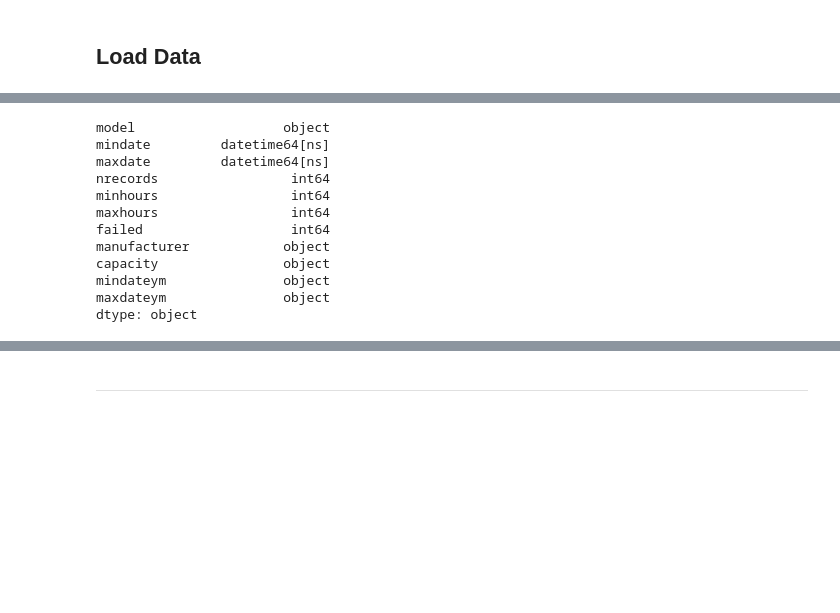
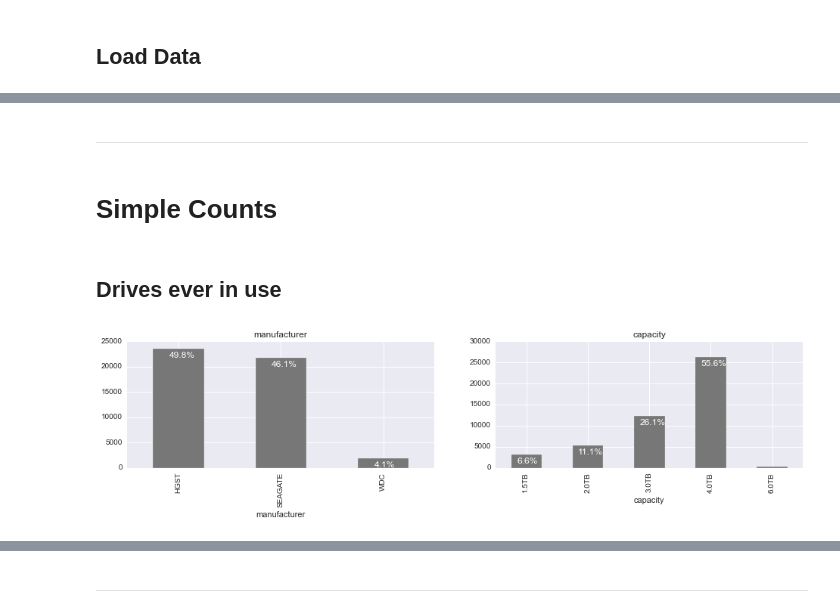
Before and after one commit to vnnw/appliedai_survivalhdd, a Jupyter notebook: 02_InitialAnalyses.ipynb, the cells around one changed output, grey strips where cells are left out. Saved outputs shown, nothing was run; the diff lists cells and outputs as text; code cells hidden in the pictures; blank space fills up the shorter version.

```diff
--- a/02_InitialAnalyses.ipynb
+++ b/02_InitialAnalyses.ipynb
@@ -63,18 +74,19 @@ df.head()
 | 5XW008MX | ST31500541AS | 2013-04-10 | 2014-12-31 | 574 | 29341 | 44471 | 0 | SEAGATE | 1.5TB | 201304 | ... |
 | 5XW00B95 | ST31500541AS | 2013-04-10 | 2014-12-31 | 574 | 26920 | 42049 | 0 | SEAGATE | 1.5TB | 201304 | ... |
 | 5XW00E5M | ST32000542AS | 2013-05-16 | 2014-07-31 | 386 | 22036 | 32614 | 0 | SEAGATE | 2.0TB | 201305 | ... |
-# %%
-df.dtypes
-# %% [output]
-model                   object
-mindate         datetime64[ns]
-maxdate         datetime64[ns]
-nrecords                 int64
-minhours                 int64
-maxhours                 int64
-failed                   int64
-manufacturer            object
-capacity                object
-mindateym               object
-maxdateym               object
-dtype: object
+# %% [markdown]
+---
+# %% [markdown]
+# Simple Counts
+# %% [markdown]
+## Drives ever in use
+# %%
+fig, axes = plt.subplots(nrows=1, ncols=2, squeeze=False)
+for j, feat in enumerate(['manufacturer', 'capacity']):
+    gp = df.groupby([feat]).size()
+    ax = gp.plot(kind='bar', ax=axes[0,j], title=feat)
+    for k, p in enumerate(gp):
+        axes[0,j].annotate('{:.1%}'.format(p/gp.sum()), xy=(k,p), xycoords='data'
+            ,xytext=(-12,-12), textcoords='offset points', color='w',fontsize=12)
+# %% [output]
+[figure, added]
```
Also changed, not shown: parts of 9 cells of this notebook, 3 other files.
